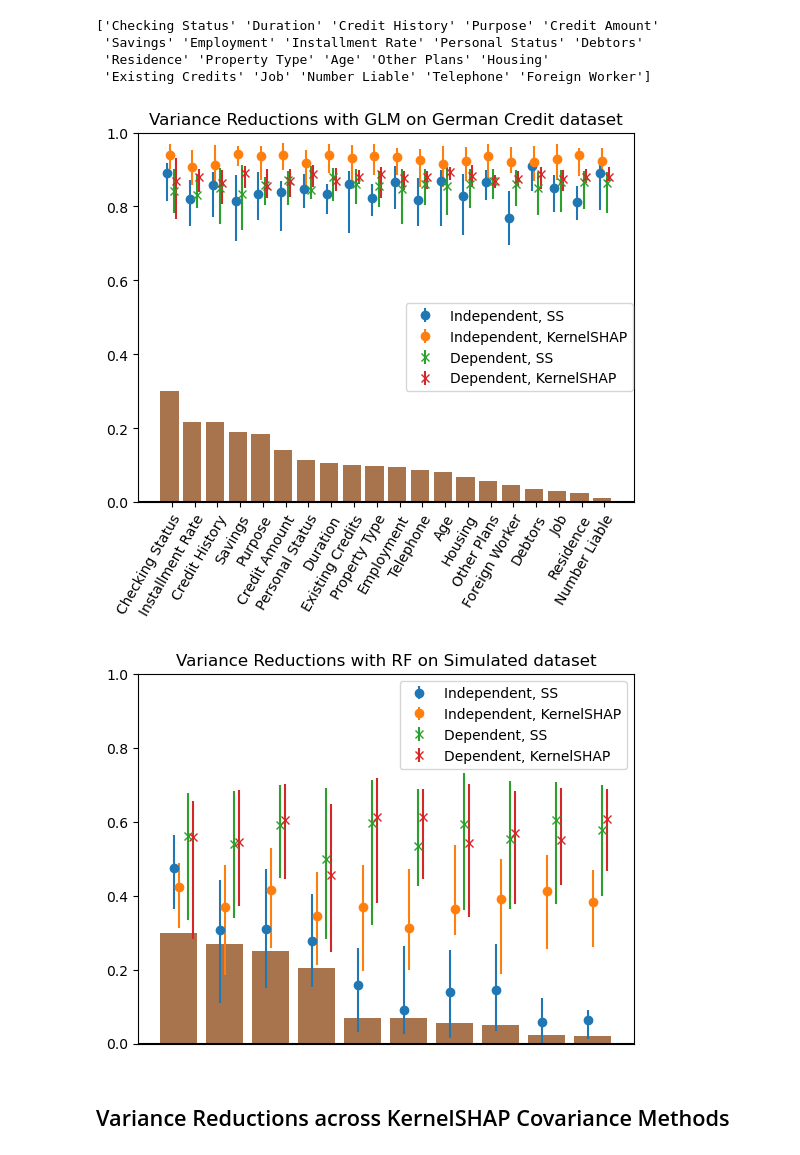
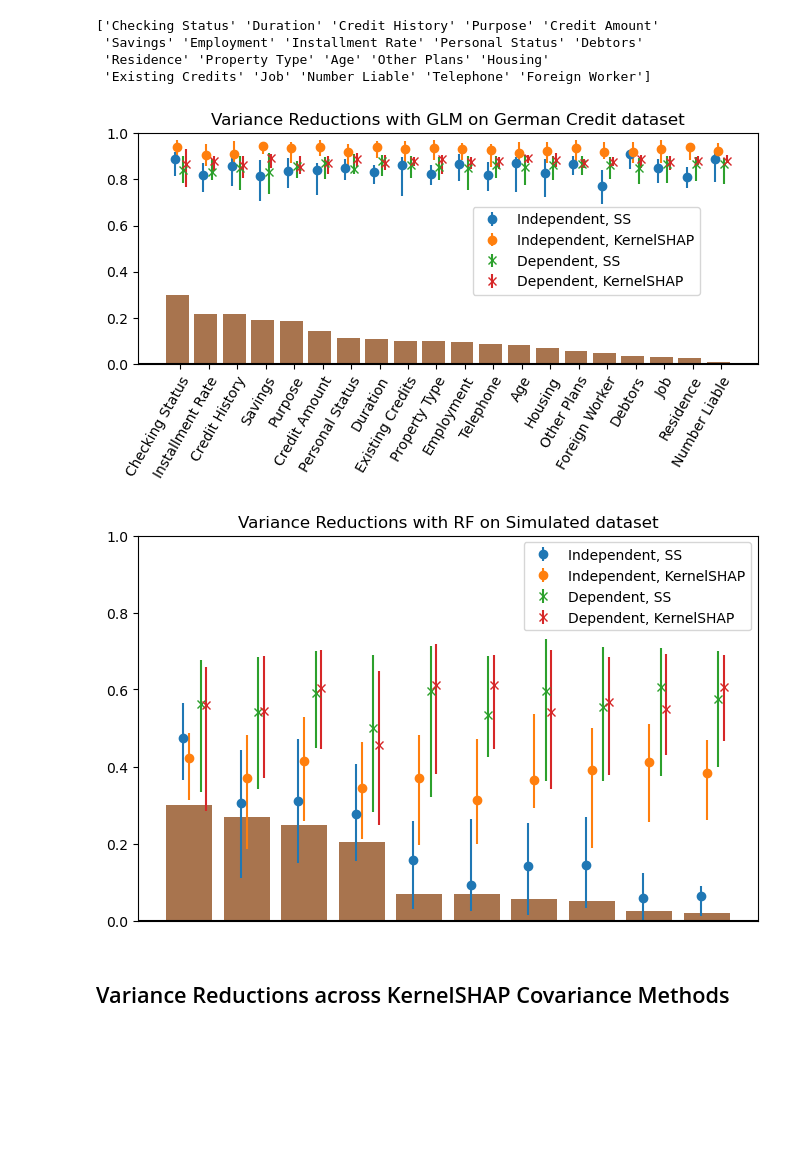
Before and after one commit to jeremy-goldwasser/ControlSHAP, a Jupyter notebook: Experiments/Analysis/vis_all_var_reducs.ipynb, the cells around one changed output. Cells and saved outputs as stored; diff of their text form; code cells hidden in the pictures; blank space fills up the shorter version.

Commit message:
bias figure

```diff
--- a/Experiments/Analysis/vis_all_var_reducs.ipynb
+++ b/Experiments/Analysis/vis_all_var_reducs.ipynb
@@ -153,38 +153,38 @@ var_reducs_dep = 1-np.array([[vars_ss_dep[i][0]/vars_ss_dep[i][1] for i in range
                     [vars_kshap_dep[i][6]/vars_kshap_dep[i][0] for i in range(n_pts)]])
 reducs_dep_25 = np.quantile(var_reducs_dep,0.25,axis=1).T
 reducs_dep_50 = np.quantile(var_reducs_dep,0.50,axis=1).T
 reducs_dep_75 = np.quantile(var_reducs_dep,0.75,axis=1).T
 
 xpts1 = np.arange(0,d) - 0.2
 xpts2 = np.arange(0,d) - 0.1
 xpts3 = np.arange(0,d) + 0.1
 xpts4 = np.arange(0,d) + 0.2
 yerr_indep_ss = np.array([reducs_indep_50[:,0]-reducs_indep_25[:,0],reducs_indep_75[:,0]-reducs_indep_50[:,0]])
 yerr_indep_kshap = np.array([reducs_indep_50[:,1]-reducs_indep_25[:,1],reducs_indep_75[:,1]-reducs_indep_50[:,1]])
 yerr_dep_ss = np.array([reducs_dep_50[:,0]-reducs_dep_25[:,0],reducs_dep_75[:,0]-reducs_dep_50[:,0]])
 yerr_dep_kshap = np.array([reducs_dep_50[:,1]-reducs_dep_25[:,1],reducs_dep_75[:,1]-reducs_dep_50[:,1]])
 
 global_shap_indep = np.sum(np.abs(np.mean(sss_indep, axis=1)[:,1,:]), axis=0)
 global_shap_indep_scaled = global_shap_indep/np.max(global_shap_indep)*0.3
 order_indep = np.argsort(global_shap_indep_scaled)[::-1]
 
+plt.figure(figsize=(8,3))
 A = plt.errorbar(xpts1,reducs_indep_50[order_indep,0],yerr=yerr_indep_ss[:,order_indep],fmt='o')
 B = plt.errorbar(xpts2,reducs_indep_50[order_indep,1],yerr=yerr_indep_kshap[:,order_indep],fmt='o')
 C = plt.errorbar(xpts3,reducs_dep_50[order_indep,0],yerr=yerr_dep_ss[:,order_indep],fmt='x')
 D = plt.errorbar(xpts4,reducs_dep_50[order_indep,1],yerr=yerr_dep_kshap[:,order_indep],fmt='x')
 plt.legend(["Independent, SS", "Independent, KernelSHAP", "Dependent, SS", "Dependent, KernelSHAP"], loc=[.54,.3]) #'upper right'
 plt.bar(np.arange(d)-.1,global_shap_indep_scaled[order_indep], alpha=0.75, color="saddlebrown")
 
 plt.ylim([0,1])
 plt.axhline(y=0,color='black')
+plt.title("Variance Reductions with "+method_names[method_idx]+" on "+dataset_names[data_idx] + " dataset")
+plt.xticks(np.arange(d), colnames[order_indep], rotation=60, rotation_mode='anchor', ha="right")
 
-plt.title("Variance Reductions with "+method_names[method_idx]+" on "+dataset_names[data_idx] + " dataset")
-
-plt.xticks(np.arange(d), colnames[order_indep], rotation=60, rotation_mode='anchor', ha="right")
-plt.savefig('../PaperFigs/var_reducs_glm_credit.png')
+plt.savefig('../PaperFigs/var_reducs_glm_credit.png', bbox_inches='tight')
 plt.show()
 # %% [output]
-[figure, old version]
+[figure, new version]
 # %%
 data_idx = 0
 method_idx = 2
@@ -239,11 +239,12 @@ yerr_dep_kshap = np.array([reducs_dep_50[:,1]-reducs_dep_25[:,1],reducs_dep_75[:
 global_shap_indep = np.sum(np.abs(np.mean(sss_indep, axis=1)[:,1,:]), axis=0)
 global_shap_indep_scaled = global_shap_indep/np.max(global_shap_indep)*0.3
 order_indep = np.argsort(global_shap_indep_scaled)[::-1]
-
+plt.figure(figsize=(8,5))
 A = plt.errorbar(xpts1,reducs_indep_50[order_indep,0],yerr=yerr_indep_ss[:,order_indep],fmt='o')
 B = plt.errorbar(xpts2,reducs_indep_50[order_indep,1],yerr=yerr_indep_kshap[:,order_indep],fmt='o')
 C = plt.errorbar(xpts3,reducs_dep_50[order_indep,0],yerr=yerr_dep_ss[:,order_indep],fmt='x')
 D = plt.errorbar(xpts4,reducs_dep_50[order_indep,1],yerr=yerr_dep_kshap[:,order_indep],fmt='x')
+
 plt.legend(["Independent, SS", "Independent, KernelSHAP", "Dependent, SS", "Dependent, KernelSHAP"], loc='upper right') #
 plt.bar(np.arange(d)-.1,global_shap_indep_scaled[order_indep], alpha=0.75, color="saddlebrown")
 
@@ -254,10 +255,10 @@ plt.title("Variance Reductions with "+method_names[method_idx]+" on "+dataset_na
 
 plt.xticks([])
 # plt.xticks(np.arange(d), colnames[order_indep], rotation=60, rotation_mode='anchor', ha="right")
-plt.savefig('../PaperFigs/var_reducs_rf_sim.png')
+plt.savefig('../PaperFigs/var_reducs_rf_sim.png', bbox_inches='tight')
 plt.show()
 # %% [output]
-[figure, old version]
+[figure, new version]
 # %% [markdown]
 ## Variance Reductions across KernelSHAP Covariance Methods
 # %%
```
Also changed, not shown: parts of 3 cells of this notebook, 18 other files.
